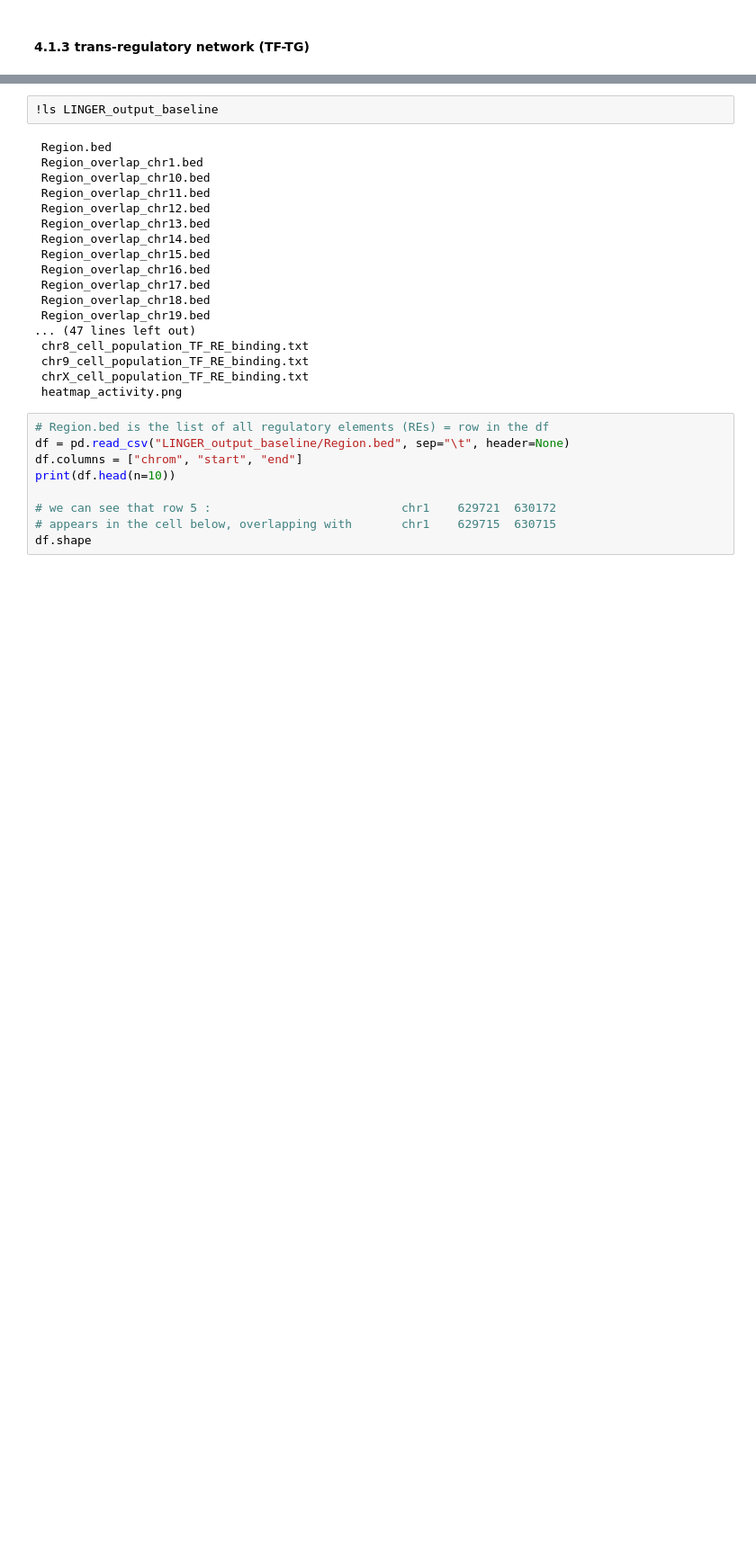
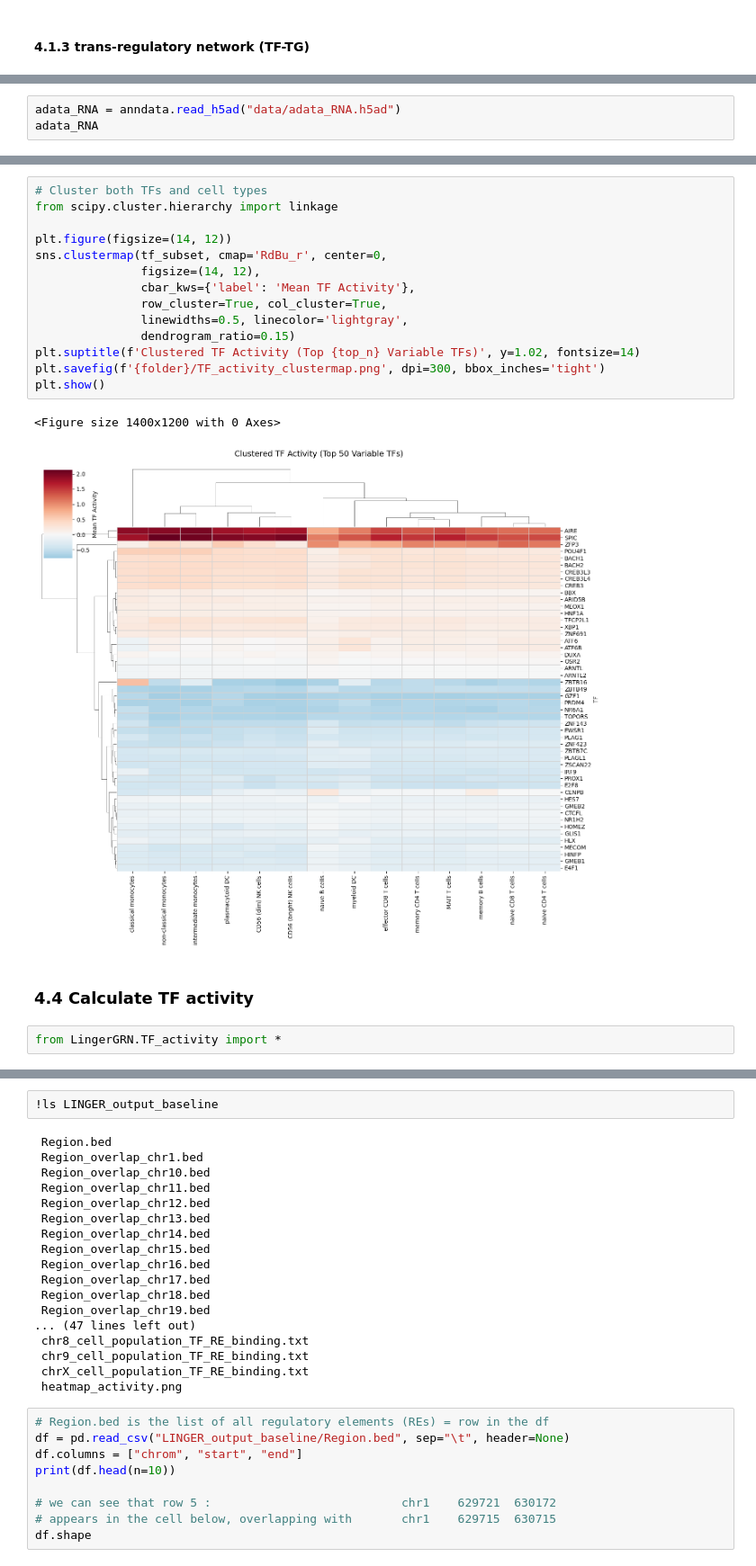
Before and after one commit to emvg/LINGER, a Jupyter notebook: notebooks/Linger_linger_explorer.ipynb, the cells around one changed output, grey strips where cells are left out. Shown at 90% size. Drawn from its saved outputs; the diff is of its cells as text; blank space fills up the shorter version.

```diff
--- a/notebooks/Linger_linger_explorer.ipynb
+++ b/notebooks/Linger_linger_explorer.ipynb
@@ -325,0 +368,3 @@ best_tf_per_gene.head()
+# %%
+adata_RNA = anndata.read_h5ad("data/adata_RNA.h5ad")
+adata_RNA
@@ -325,0 +448,21 @@ best_tf_per_gene.head()
+# %%
+# Cluster both TFs and cell types
+from scipy.cluster.hierarchy import linkage
+
+plt.figure(figsize=(14, 12))
+sns.clustermap(tf_subset, cmap='RdBu_r', center=0,
+               figsize=(14, 12),
+               cbar_kws={'label': 'Mean TF Activity'},
+               row_cluster=True, col_cluster=True,
+               linewidths=0.5, linecolor='lightgray',
+               dendrogram_ratio=0.15)
+plt.suptitle(f'Clustered TF Activity (Top {top_n} Variable TFs)', y=1.02, fontsize=14)
+plt.savefig(f'{folder}/TF_activity_clustermap.png', dpi=300, bbox_inches='tight')
+plt.show()
+# %% [output]
+<Figure size 1400x1200 with 0 Axes>
+[figure, added]
+# %% [markdown]
+### 4.4 Calculate TF activity
+# %%
+from LingerGRN.TF_activity import *
```
Also changed, not shown: parts of 43 cells of this notebook, 1 other file.
